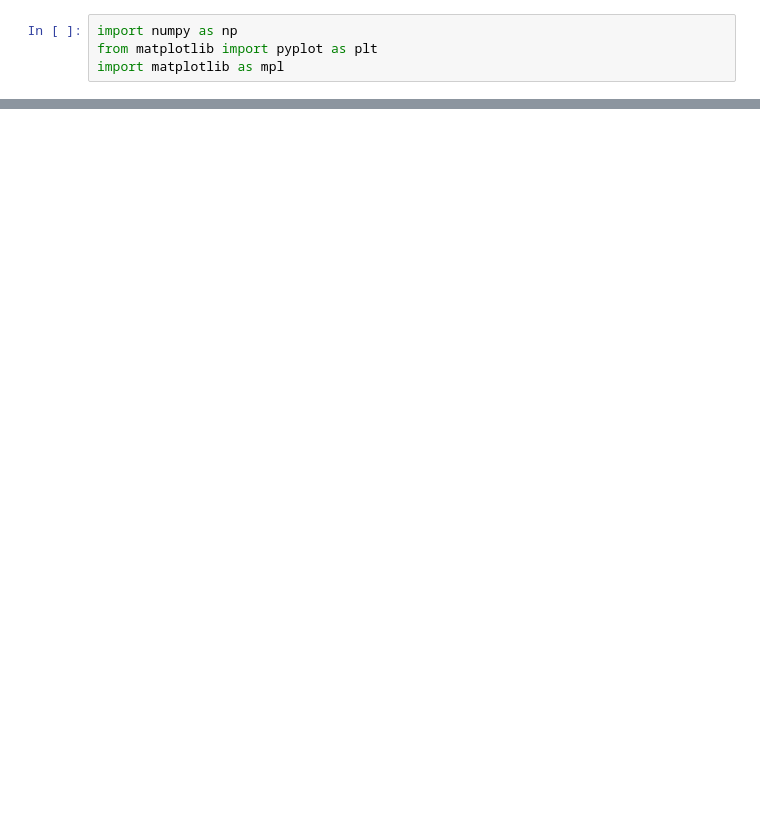
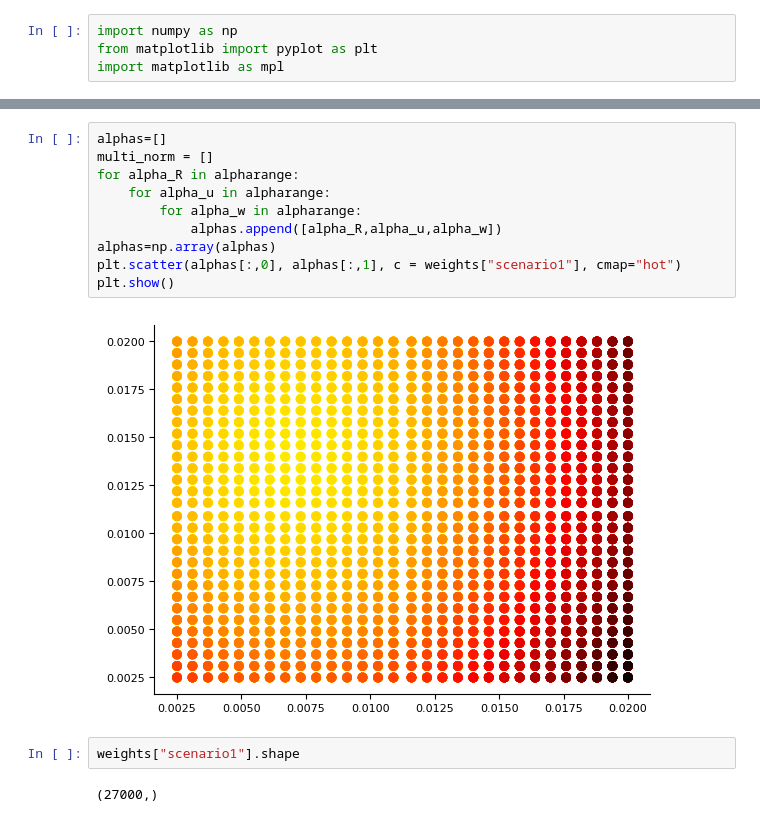
Before and after one commit to Priesemann-Group/covid19_winter_dilemma, a Jupyter notebook: notebooks/sensitivity_analysis.ipynb, the cells around one changed output, grey strips where cells are left out. Cells and saved outputs as stored; diff of their text form; blank space fills up the shorter version.

```diff
--- a/notebooks/sensitivity_analysis.ipynb
+++ b/notebooks/sensitivity_analysis.ipynb
@@ -115,0 +145,16 @@ plt.cm.plasma
+# %%
+alphas=[]
+multi_norm = []
+for alpha_R in alpharange:
+    for alpha_u in alpharange:
+        for alpha_w in alpharange:
+            alphas.append([alpha_R,alpha_u,alpha_w])
+alphas=np.array(alphas)
+plt.scatter(alphas[:,0], alphas[:,1], c = weights["scenario1"], cmap="hot")
+plt.show()
+# %% [output]
+[figure, added]
+# %%
+weights["scenario1"].shape
+# %% [output]
+(27000,)
```
Also changed, not shown: parts of 17 cells of this notebook, 3 other files.
